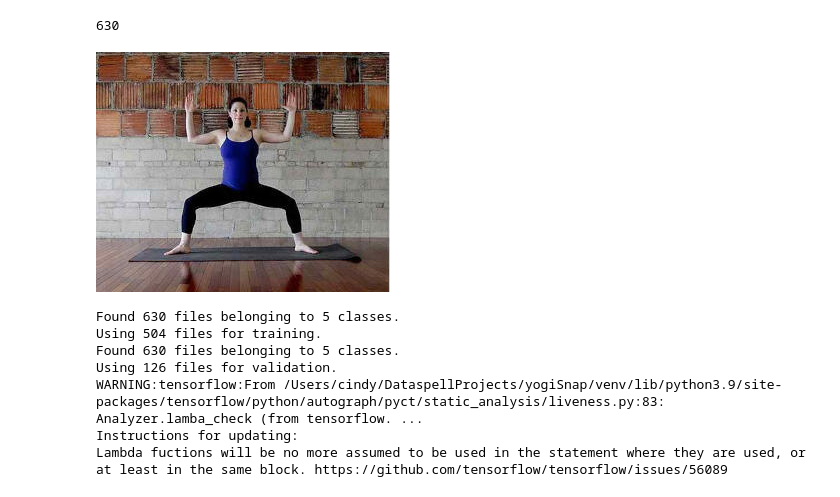
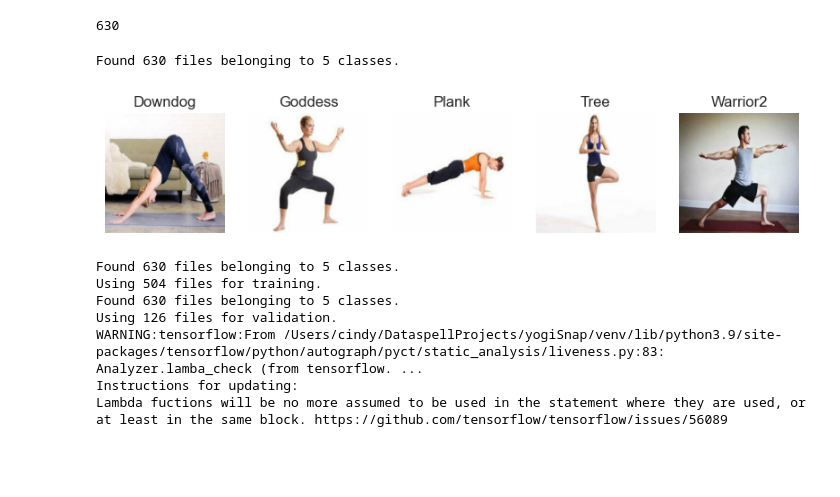
Before and after one commit to Cindywritescode/yogi-snap-models, a Jupyter notebook: classification_basic_model.ipynb, the cells around one changed output. Saved outputs shown, nothing was run; the diff lists cells and outputs as text; code cells hidden in the pictures; blank space fills up the shorter version.

```diff
--- a/classification_basic_model.ipynb
+++ b/classification_basic_model.ipynb
@@ -22,12 +22,24 @@ image_count = len(list(data_dir.glob('*/*.jpg')))
 print(image_count)
 # %% [output]
 630
-# %%
-# Display Goddess pose image
-goddess = list(data_dir.glob('goddess/*'))
-PIL.Image.open(str(goddess[1]))
-# %% [output]
-[figure, removed]
+# %%
+# Display data sample, 5 yoga poses used in this project
+
+train_ds = tf.keras.utils.image_dataset_from_directory(
+    data_dir)
+class_names  = ['Downdog', 'Goddess', 'Plank', 'Tree', 'Warrior2']
+
+plt.figure(figsize=(10,8))
+for i in range(len(class_names)):
+    filtered_ds = train_ds.filter(lambda x, l: tf.math.equal(l[0], i))
+    for image, label in filtered_ds.take(1):
+        ax = plt.subplot(1, 5, i+1)
+        plt.imshow(image[0].numpy().astype('uint8'))
+        plt.title(class_names[label.numpy()[0]])
+        plt.axis('off')
+# %% [output]
+Found 630 files belonging to 5 classes.
+[figure, added]
 # %%
 # Build Model
 
```
Also changed, not shown: 9 other files.
